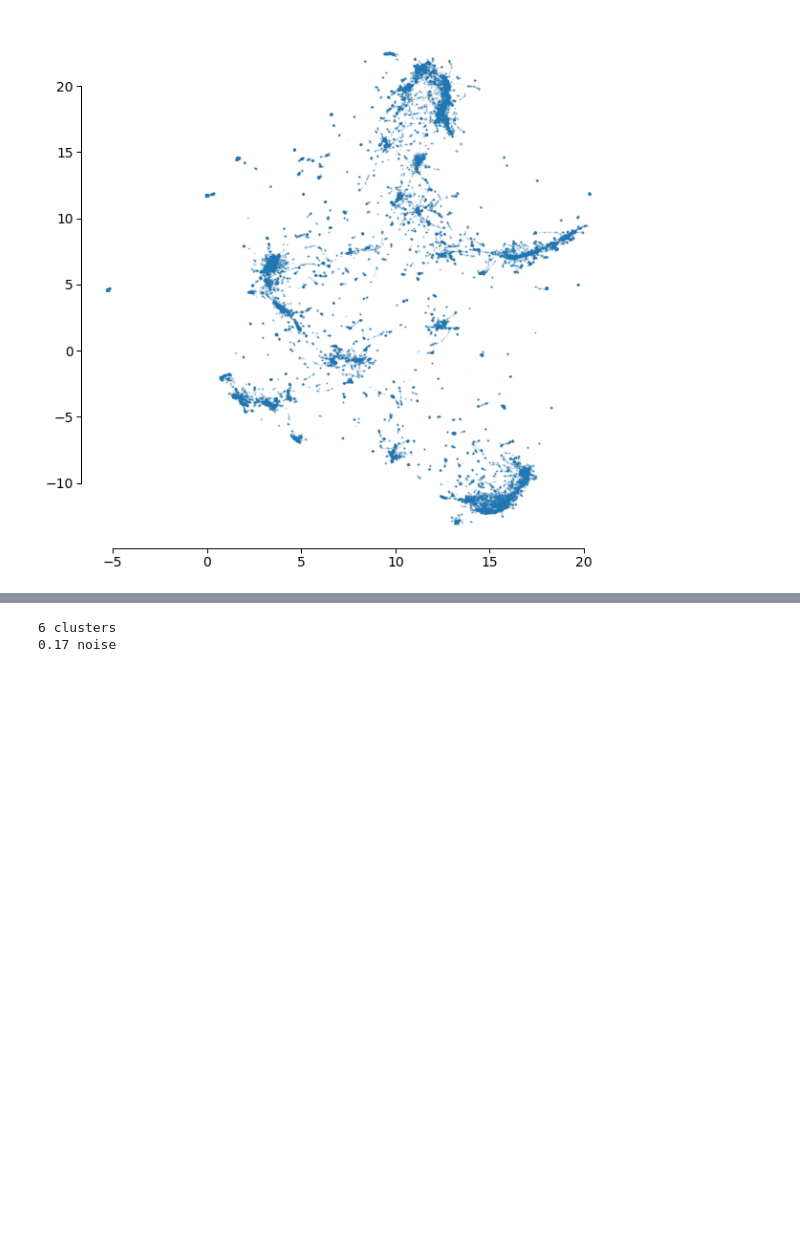
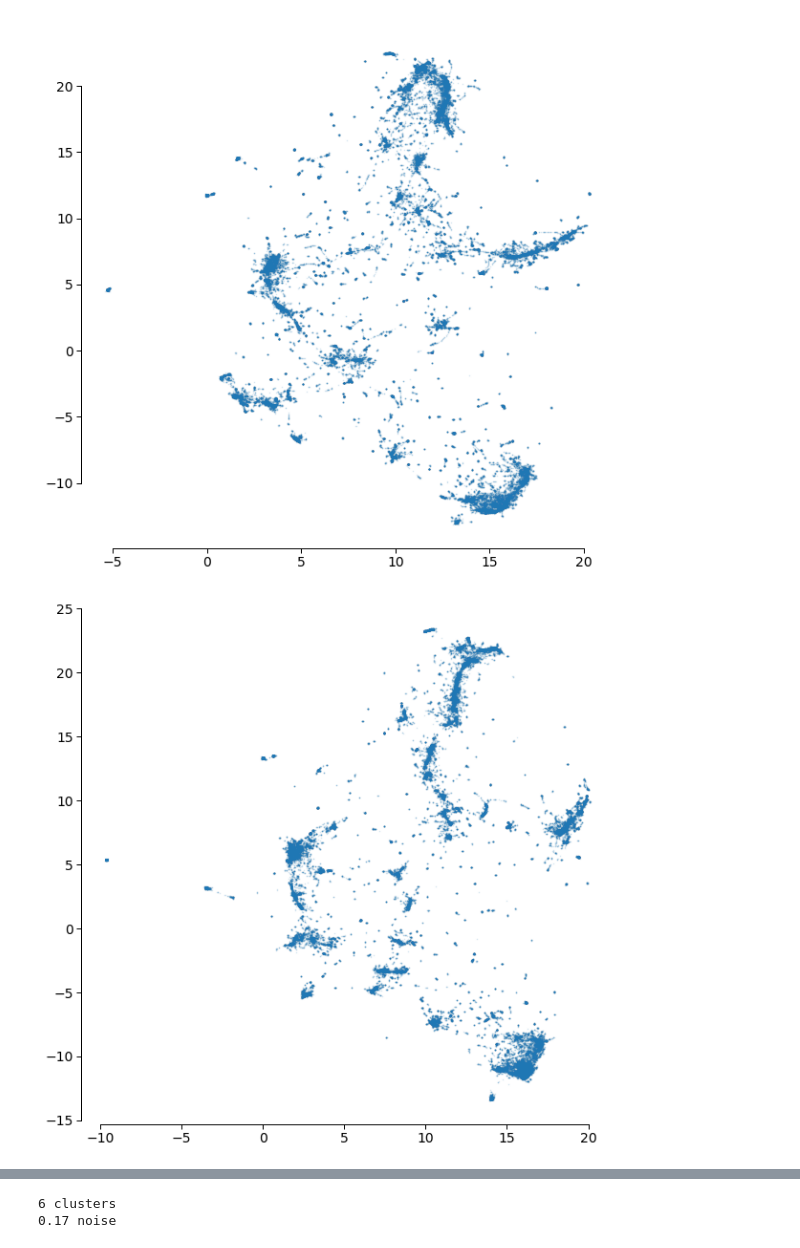
Before and after one commit to alvaro-concha/animal-behavior-analysis, a Jupyter notebook: animal_behavior_analysis/Try_Datashader.ipynb, the cells around one changed output, grey strips where cells are left out. Saved outputs shown, nothing was run; the diff lists cells and outputs as text; code cells hidden in the pictures; blank space fills up the shorter version.

```diff
--- a/animal_behavior_analysis/Try_Datashader.ipynb
+++ b/animal_behavior_analysis/Try_Datashader.ipynb
@@ -25,6 +25,8 @@ dep_pickle_paths = {
     "pca": config_dodo.WAV_PATH / "pca_fit_wav.pickle",
     "emb_ang": config_dodo.EMB_PATH / "emb_ang_sample.pickle",
     "emb_wav": config_dodo.EMB_PATH / "emb_wav_sample.pickle",
+    "emb_wav_50pca": config_dodo.EMB_PATH / "emb_wav_sample - 50PCA.pickle",
+    "emb_wav_100pca": config_dodo.EMB_PATH / "emb_wav_sample - 100PCA.pickle",
 }
 target_pickle_paths = {
     "out_ang": [],
@@ -47,4 +49,10 @@ out_angs = emb_angs.embedding_
 
 emb_wavs = read_pickle(dep_pickle_paths["emb_wav"])
 out_wavs = emb_wavs.embedding_
+
+emb_wavs_50pca = read_pickle(dep_pickle_paths["emb_wav_50pca"])
+out_wavs_50pca = emb_wavs_50pca.embedding_
+
+emb_wavs_100pca = read_pickle(dep_pickle_paths["emb_wav_100pca"])
+out_wavs_100pca = emb_wavs_100pca.embedding_
 # %% [output]
@@ -70,3 +80,8 @@ plt.scatter(*out_wavs.T, s=1, alpha=0.1)
 sns.despine(trim=True)
 # %% [output]
 [figure]
+# %%
+plt.scatter(*out_wavs_100pca.T, s=1, alpha=0.1)
+sns.despine(trim=True)
+# %% [output]
+[figure, added]
```
Also changed, not shown: parts of 3 cells of this notebook, 12 other files.
